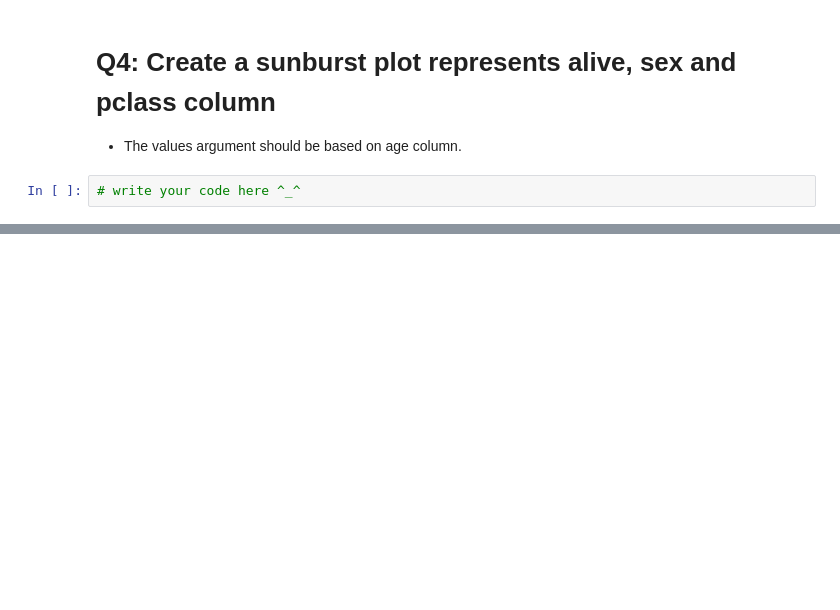
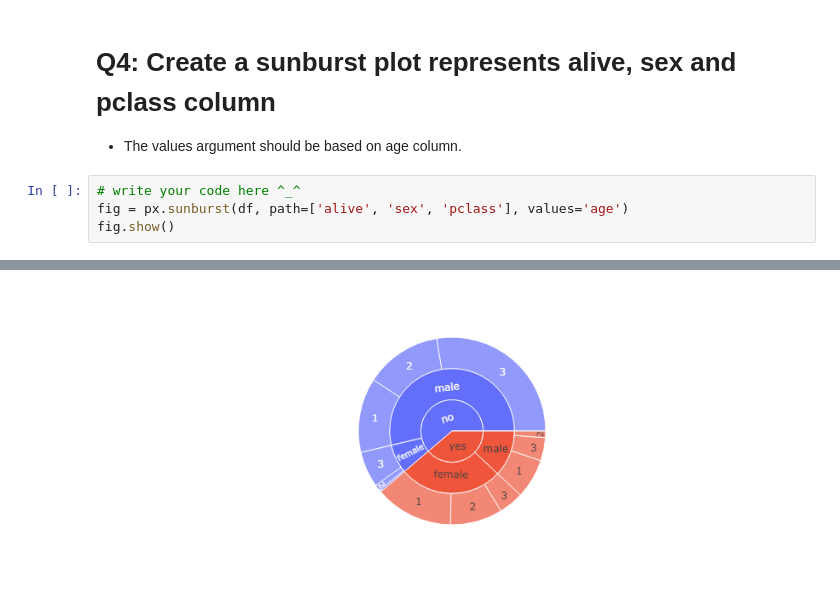
Before and after one commit to Tuwaiq-Data-Science-Bootcamp-V4/Plotly-Lab1, a Jupyter notebook: Plotly_Assignment.ipynb, the cells around one changed output, grey strips where cells are left out. Cells and saved outputs as stored; diff of their text form; blank space fills up the shorter version.

```diff
--- a/Plotly_Assignment.ipynb
+++ b/Plotly_Assignment.ipynb
@@ -30,4 +41,6 @@ df = pd.read_csv('titanic.csv')
 - The values argument should be based on age column.
 # %%
 # write your code here ^_^
+fig = px.sunburst(df, path=['alive', 'sex', 'pclass'], values='age')
+fig.show()
 # %% [output]
@@ -34,0 +47 @@ df = pd.read_csv('titanic.csv')
+[figure, added]
```
Also changed, not shown: parts of 4 cells of this notebook.
